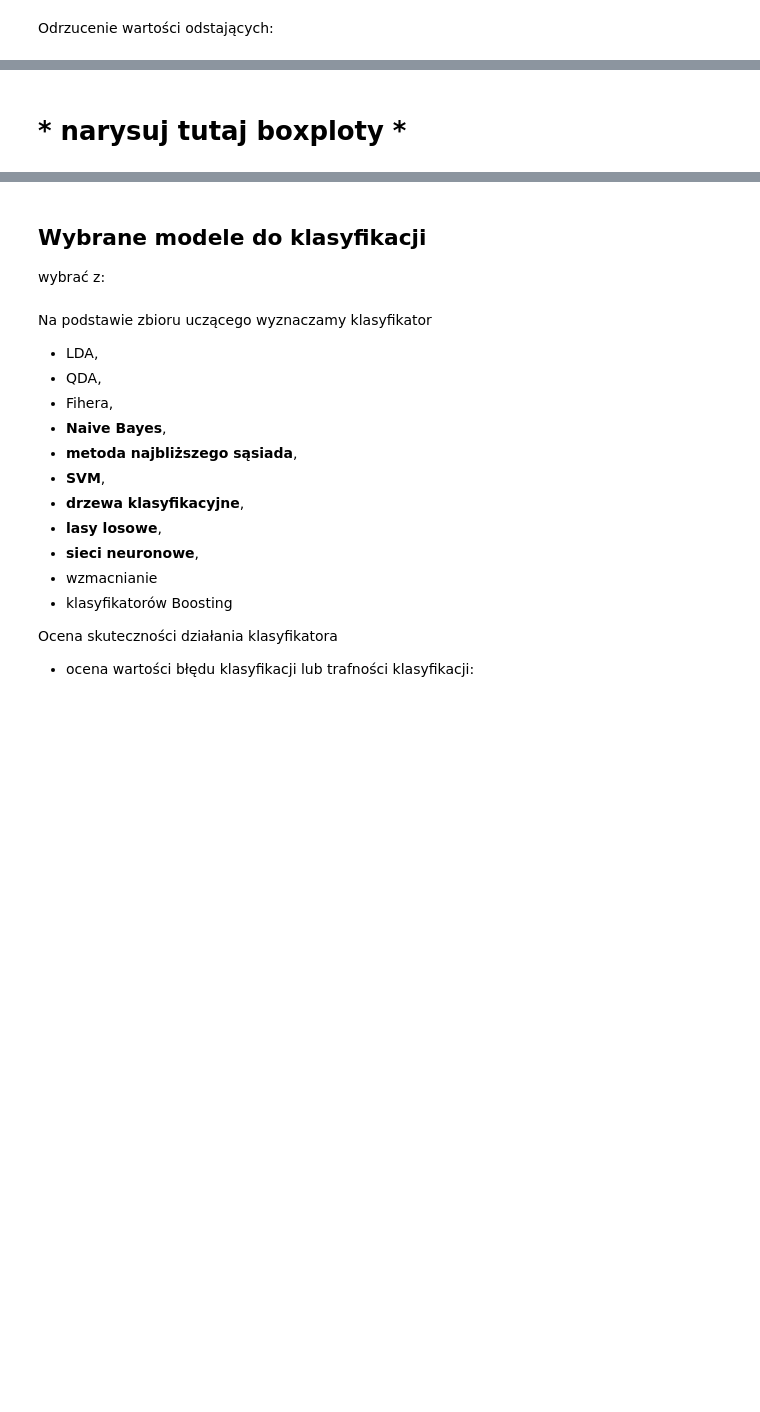
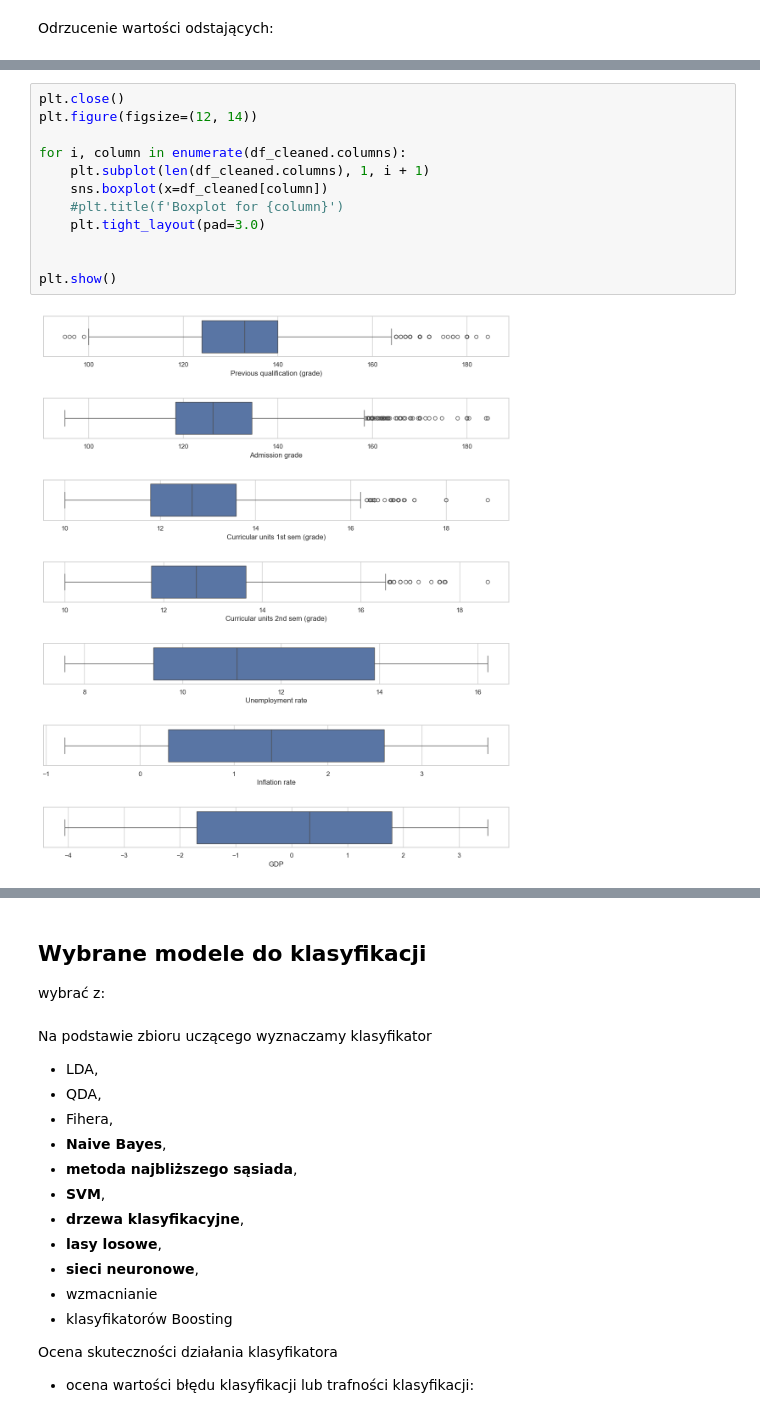
Before and after one commit to KamilMarshal/MAD_classification_project, a Jupyter notebook: ProjectNotebook.ipynb, the cells around one changed output, grey strips where cells are left out. Saved outputs shown, nothing was run; the diff lists cells and outputs as text; blank space fills up the shorter version.

```diff
--- a/ProjectNotebook.ipynb
+++ b/ProjectNotebook.ipynb
@@ -277,2 +288,14 @@ df_cleaned.describe()
-# %% [markdown]
-# * **narysuj tutaj boxploty** *
+# %%
+plt.close()
+plt.figure(figsize=(12, 14))
+
+for i, column in enumerate(df_cleaned.columns):
+    plt.subplot(len(df_cleaned.columns), 1, i + 1)
+    sns.boxplot(x=df_cleaned[column])
+    #plt.title(f'Boxplot for {column}')
+    plt.tight_layout(pad=3.0)
+
+
+plt.show()
+# %% [output]
+[figure, added]
```
Also changed, not shown: parts of 8 cells of this notebook.
